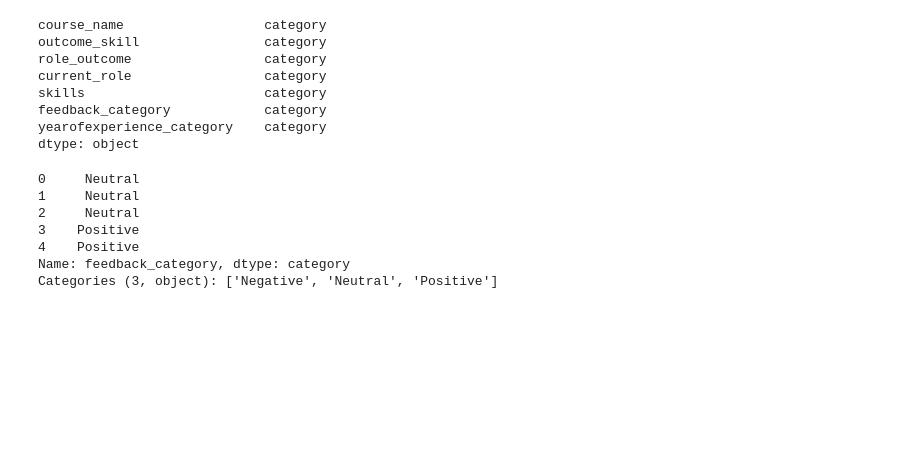
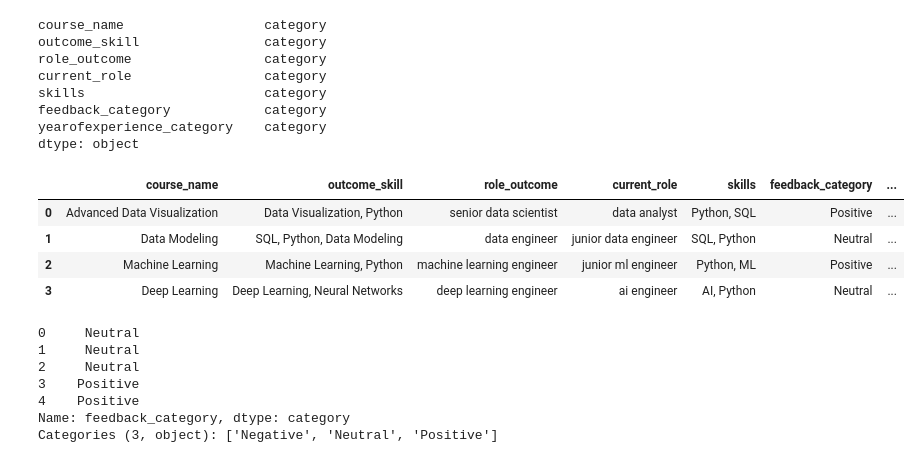
Before and after one commit to prasad-1808/employee-skill-tracking-system, a Jupyter notebook: DataEngineering/DataEngineering/DataScience/FeatureEngineering/FeatureEngineering.ipynb, the cells around one changed output. Drawn from its saved outputs; the diff is of its cells as text; code cells hidden in the pictures; blank space fills up the shorter version.

```diff
--- a/DataEngineering/DataEngineering/DataScience/FeatureEngineering/FeatureEngineering.ipynb
+++ b/DataEngineering/DataEngineering/DataScience/FeatureEngineering/FeatureEngineering.ipynb
@@ -122,6 +122,14 @@ skills                       category
 feedback_category            category
 yearofexperience_category    category
 dtype: object
+# %%
+display(df)
+# %% [output]
+|  | course_name | outcome_skill | role_outcome | current_role | skills | feedback_category | ... |
+| 0 | Advanced Data Visualization | Data Visualization, Python | senior data scientist | data analyst | Python, SQL | Positive | ... |
+| 1 | Data Modeling | SQL, Python, Data Modeling | data engineer | junior data engineer | SQL, Python | Neutral | ... |
+| 2 | Machine Learning | Machine Learning, Python | machine learning engineer | junior ml engineer | Python, ML | Positive | ... |
+| 3 | Deep Learning | Deep Learning, Neural Networks | deep learning engineer | ai engineer | AI, Python | Neutral | ... |
 # %%
 df['feedback_category'].head()
 # %% [output]
```
Also changed, not shown: parts of 3 cells of this notebook, 3 other files.
